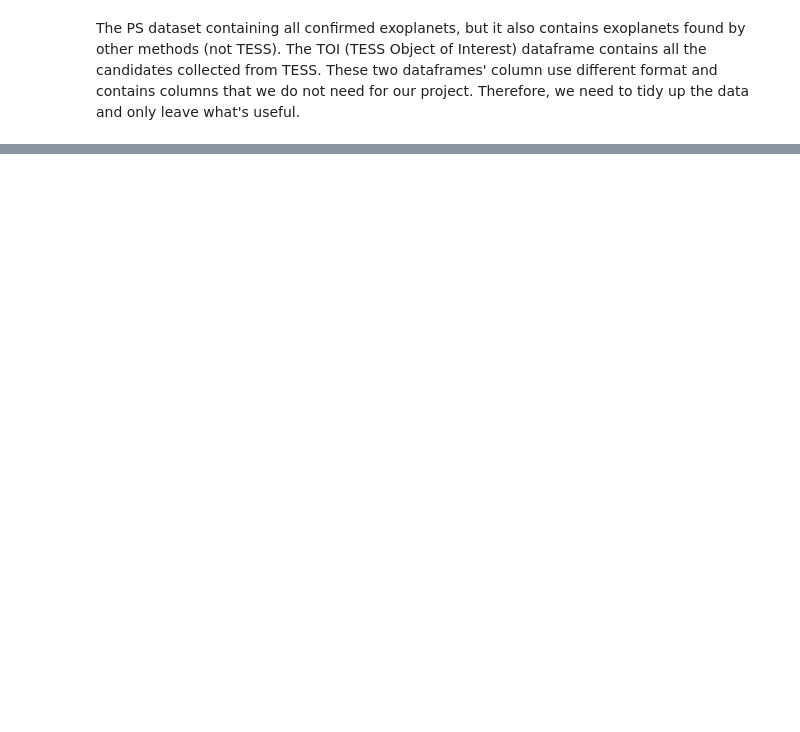
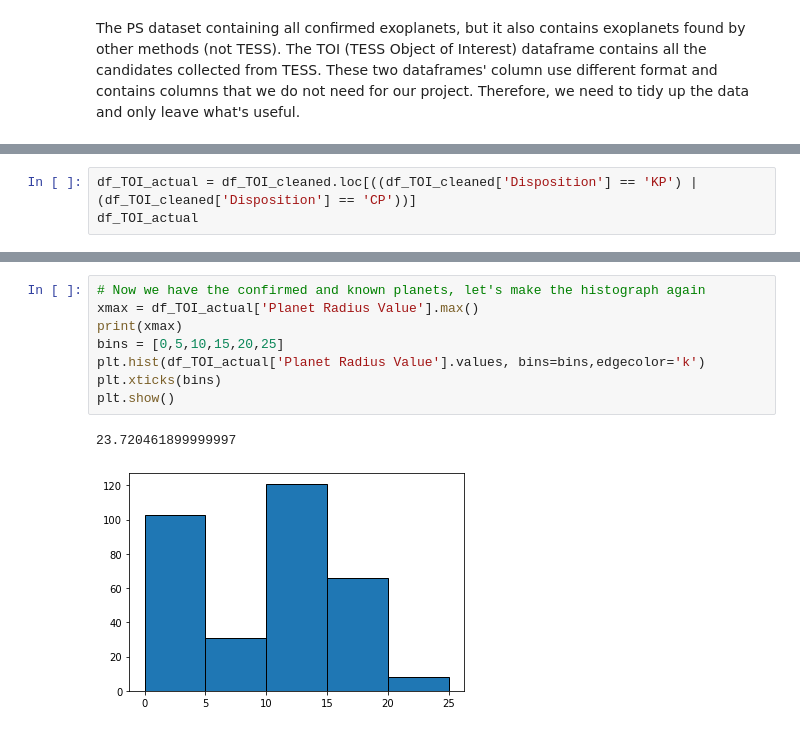
Before and after one commit to xyan18/CSMC320Final_Skytrax, a Jupyter notebook: Final_Project.ipynb, the cells around one changed output, grey strips where cells are left out. Cells and saved outputs as stored; diff of their text form; blank space fills up the shorter version.

```diff
--- a/Final_Project.ipynb
+++ b/Final_Project.ipynb
@@ -118,0 +267,3 @@ df_TOI.rename(columns={
+# %%
+df_TOI_actual = df_TOI_cleaned.loc[((df_TOI_cleaned['Disposition'] == 'KP') | (df_TOI_cleaned['Disposition'] == 'CP'))]
+df_TOI_actual
@@ -118,0 +284,11 @@ df_TOI.rename(columns={
+# %%
+# Now we have the confirmed and known planets, let's make the histograph again
+xmax = df_TOI_actual['Planet Radius Value'].max()
+print(xmax)
+bins = [0,5,10,15,20,25]
+plt.hist(df_TOI_actual['Planet Radius Value'].values, bins=bins,edgecolor='k')
+plt.xticks(bins)
+plt.show()
+# %% [output]
+23.720461899999997
+[figure, added]
```
Also changed, not shown: parts of 19 cells of this notebook, 3 other files.
